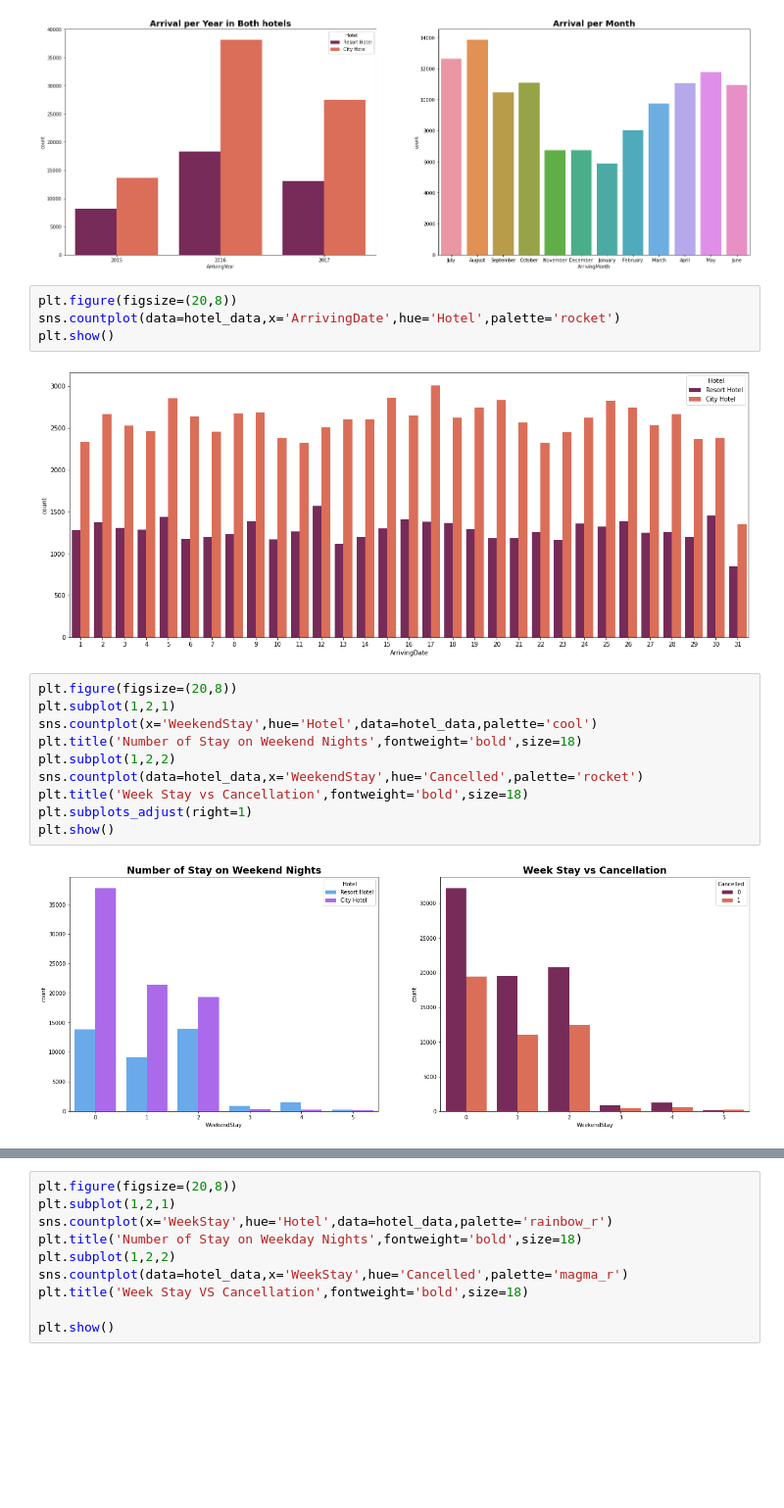
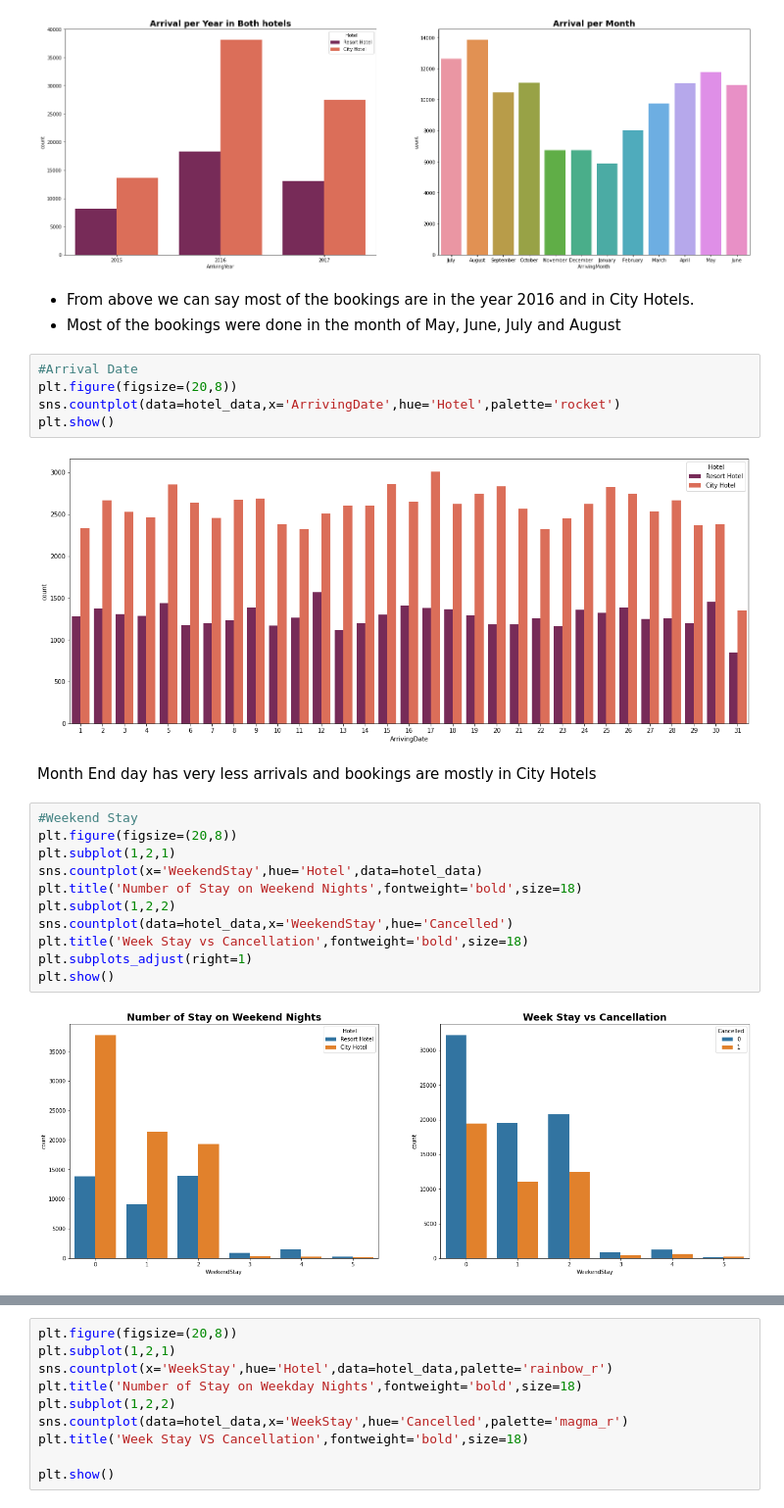
Before and after one commit to ambika1us/Hotel_Booking_Analysis, a Jupyter notebook: Ambika_Prasad_Rath__Hotel_Booking_Analysis_Capstone_Project.ipynb, the cells around one changed output, grey strips where cells are left out. Shown at 98% size. Cells and saved outputs as stored; diff of their text form; blank space fills up the shorter version.

```diff
--- a/Ambika_Prasad_Rath__Hotel_Booking_Analysis_Capstone_Project.ipynb
+++ b/Ambika_Prasad_Rath__Hotel_Booking_Analysis_Capstone_Project.ipynb
@@ -413,21 +454,30 @@ plt.subplots_adjust(right=1.5)
 plt.show()
 # %% [output]
 [figure]
+# %% [markdown]
+
+
+*  From above we can say most of the bookings are in the year 2016 and in City Hotels.
+*  Most of the bookings were done in the month of May, June, July and August
 # %%
+#Arrival Date
 plt.figure(figsize=(20,8))
 sns.countplot(data=hotel_data,x='ArrivingDate',hue='Hotel',palette='rocket')
 plt.show()
 # %% [output]
 [figure]
+# %% [markdown]
+Month End day has very less arrivals and bookings are mostly in City Hotels
 # %%
+#Weekend Stay
 plt.figure(figsize=(20,8))
 plt.subplot(1,2,1)
-sns.countplot(x='WeekendStay',hue='Hotel',data=hotel_data,palette='cool')
+sns.countplot(x='WeekendStay',hue='Hotel',data=hotel_data)
 plt.title('Number of Stay on Weekend Nights',fontweight='bold',size=18)
 plt.subplot(1,2,2)
-sns.countplot(data=hotel_data,x='WeekendStay',hue='Cancelled',palette='rocket')
+sns.countplot(data=hotel_data,x='WeekendStay',hue='Cancelled')
 plt.title('Week Stay vs Cancellation',fontweight='bold',size=18)
 plt.subplots_adjust(right=1)
 plt.show()
 # %% [output]
-[figure, old version]
+[figure, new version]
```
Also changed, not shown: parts of 75 cells of this notebook.
